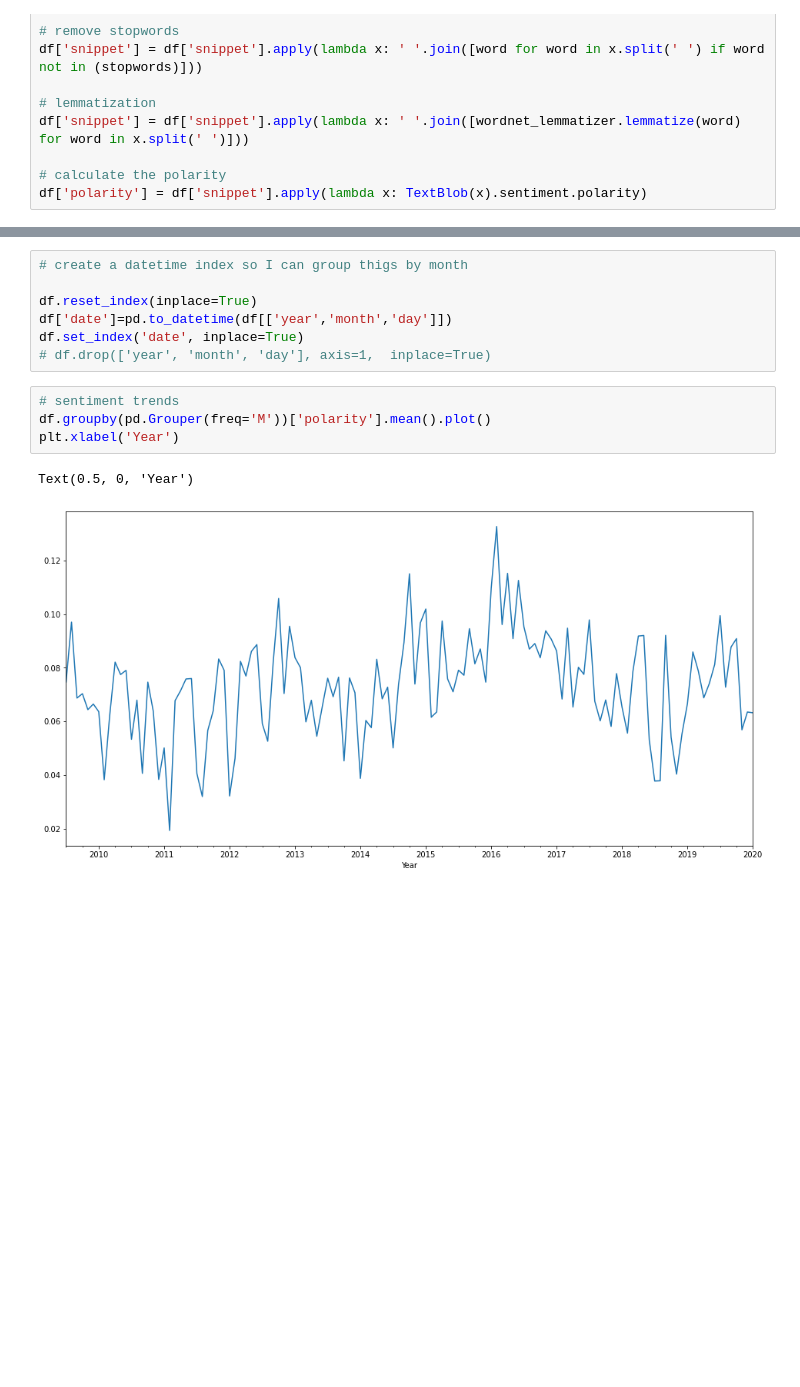
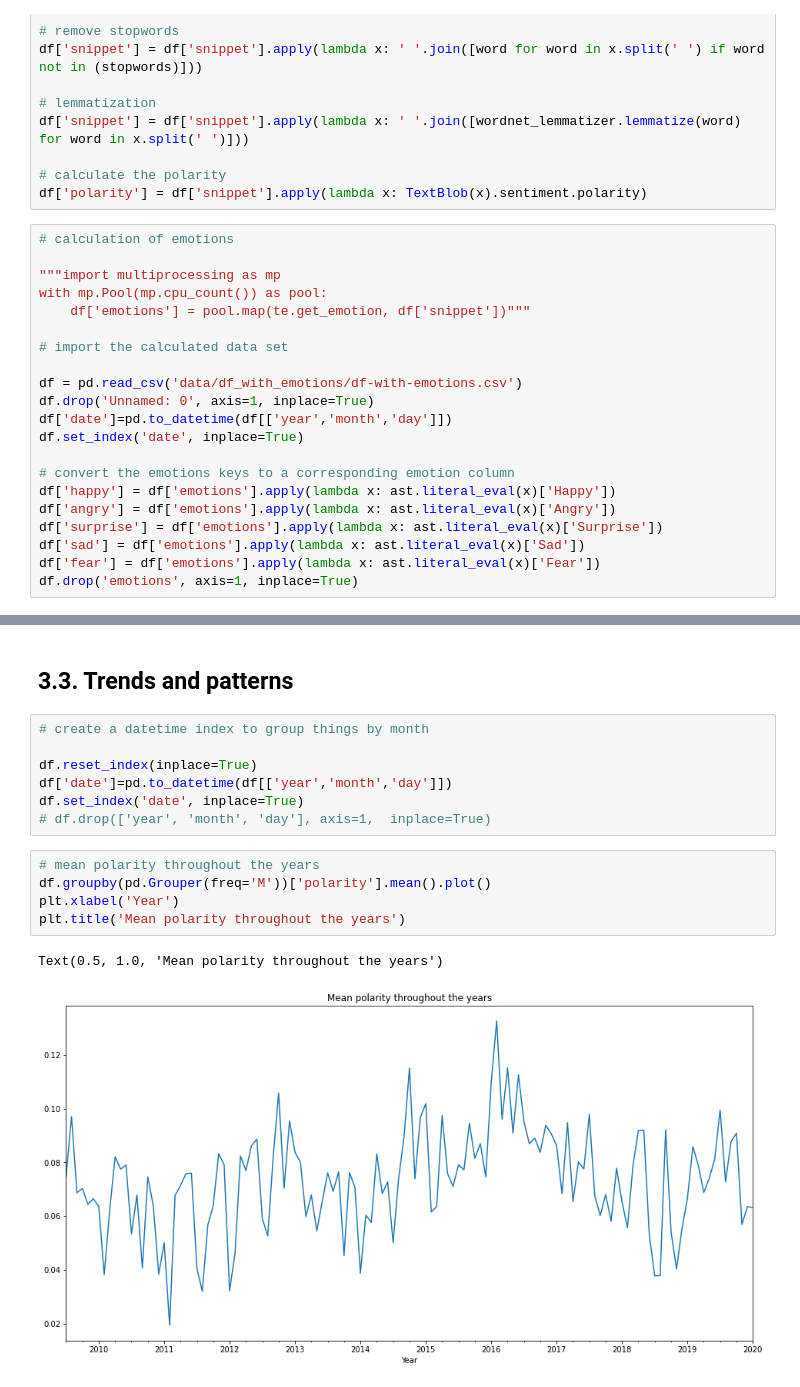
Before and after one commit to breezy11/climate-sentiment, a Jupyter notebook: main-notebook.ipynb, the cells around one changed output, grey strips where cells are left out. Cells and saved outputs as stored; diff of their text form; blank space fills up the shorter version.

Commit message:
emotion-calculation & trends

```diff
--- a/main-notebook.ipynb
+++ b/main-notebook.ipynb
@@ -253,3 +230,24 @@ df['snippet'] = df['snippet'].apply(lambda x: ' '.join([wordnet_lemmatizer.lemma
 
 # calculate the polarity
 df['polarity'] = df['snippet'].apply(lambda x: TextBlob(x).sentiment.polarity)
+# %%
+# calculation of emotions
+
+"""import multiprocessing as mp
+with mp.Pool(mp.cpu_count()) as pool:
+    df['emotions'] = pool.map(te.get_emotion, df['snippet'])"""
+
+# import the calculated data set
+
+df = pd.read_csv('data/df_with_emotions/df-with-emotions.csv')
+df.drop('Unnamed: 0', axis=1, inplace=True)
+df['date']=pd.to_datetime(df[['year','month','day']])
+df.set_index('date', inplace=True)
+
+# convert the emotions keys to a corresponding emotion column
+df['happy'] = df['emotions'].apply(lambda x: ast.literal_eval(x)['Happy'])
+df['angry'] = df['emotions'].apply(lambda x: ast.literal_eval(x)['Angry'])
+df['surprise'] = df['emotions'].apply(lambda x: ast.literal_eval(x)['Surprise'])
+df['sad'] = df['emotions'].apply(lambda x: ast.literal_eval(x)['Sad'])
+df['fear'] = df['emotions'].apply(lambda x: ast.literal_eval(x)['Fear'])
+df.drop('emotions', axis=1, inplace=True)
@@ -268,17 +339,20 @@ plt.show()
+# %% [markdown]
+## 3.3. Trends and patterns
 # %%
-# create a datetime index so I can group thigs by month
+# create a datetime index to group things by month
 
 df.reset_index(inplace=True)
 df['date']=pd.to_datetime(df[['year','month','day']])
 df.set_index('date', inplace=True)
 # df.drop(['year', 'month', 'day'], axis=1,  inplace=True)
 # %%
-# sentiment trends
+# mean polarity throughout the years
 df.groupby(pd.Grouper(freq='M'))['polarity'].mean().plot()
 plt.xlabel('Year')
+plt.title('Mean polarity throughout the years')
 # %% [output]
-Text(0.5, 0, 'Year')
+Text(0.5, 1.0, 'Mean polarity throughout the years')
-[figure, old version]
+[figure, new version]
 # %%
 # sentiment trends
 df.groupby('month').mean()['polarity'].plot()
```
Also changed, not shown: parts of 29 cells of this notebook, 1 other file.
